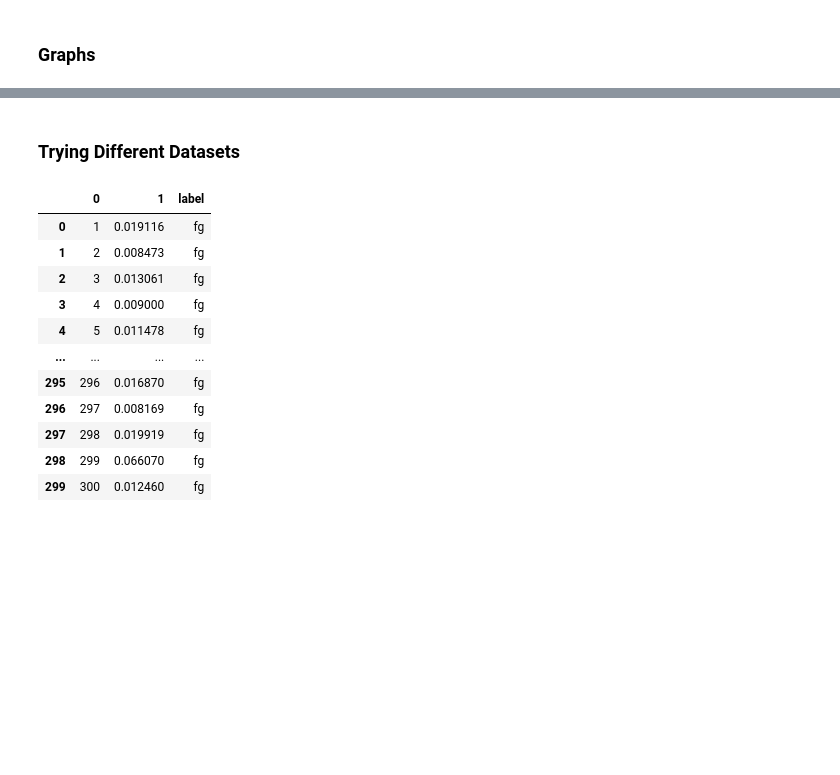
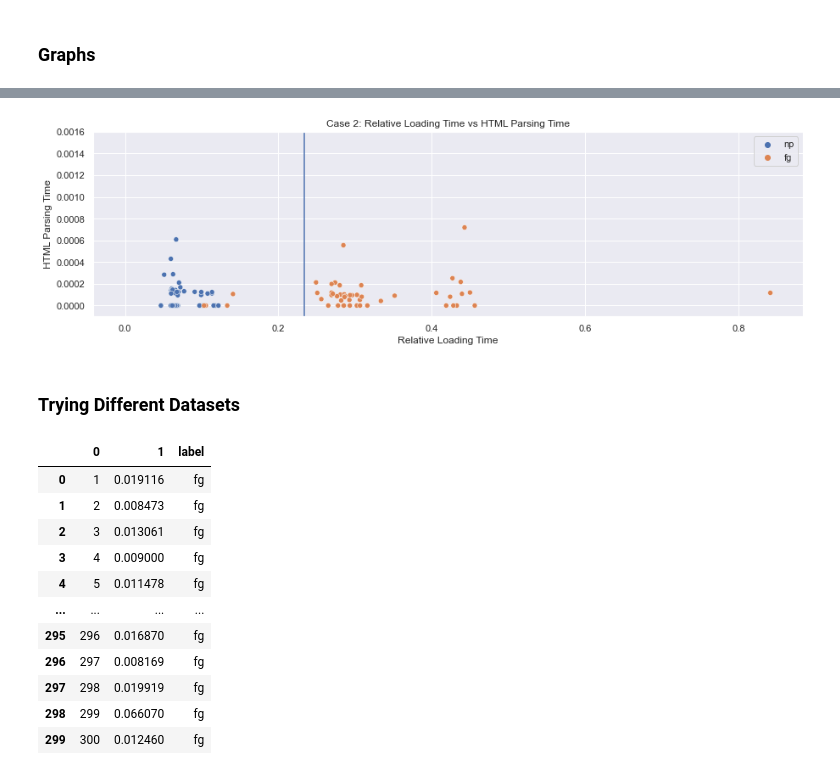
Before and after one commit to haoyt5/browser-security-sv1, a Jupyter notebook: cleaning_graphing_modeling.ipynb, the cells around one changed output, grey strips where cells are left out. Saved outputs shown, nothing was run; the diff lists cells and outputs as text; code cells hidden in the pictures; blank space fills up the shorter version.

```diff
--- a/cleaning_graphing_modeling.ipynb
+++ b/cleaning_graphing_modeling.ipynb
@@ -317,3 +515,7 @@ graph_case2(df, svm=svm_case2)
+# %%
+graph_secondRun(case2, "2", svm=svm2)
+# %% [output]
+[figure, added]
 # %% [markdown]
 ### Trying Different Datasets
 # %%
```
Also changed, not shown: parts of 40 cells of this notebook.
